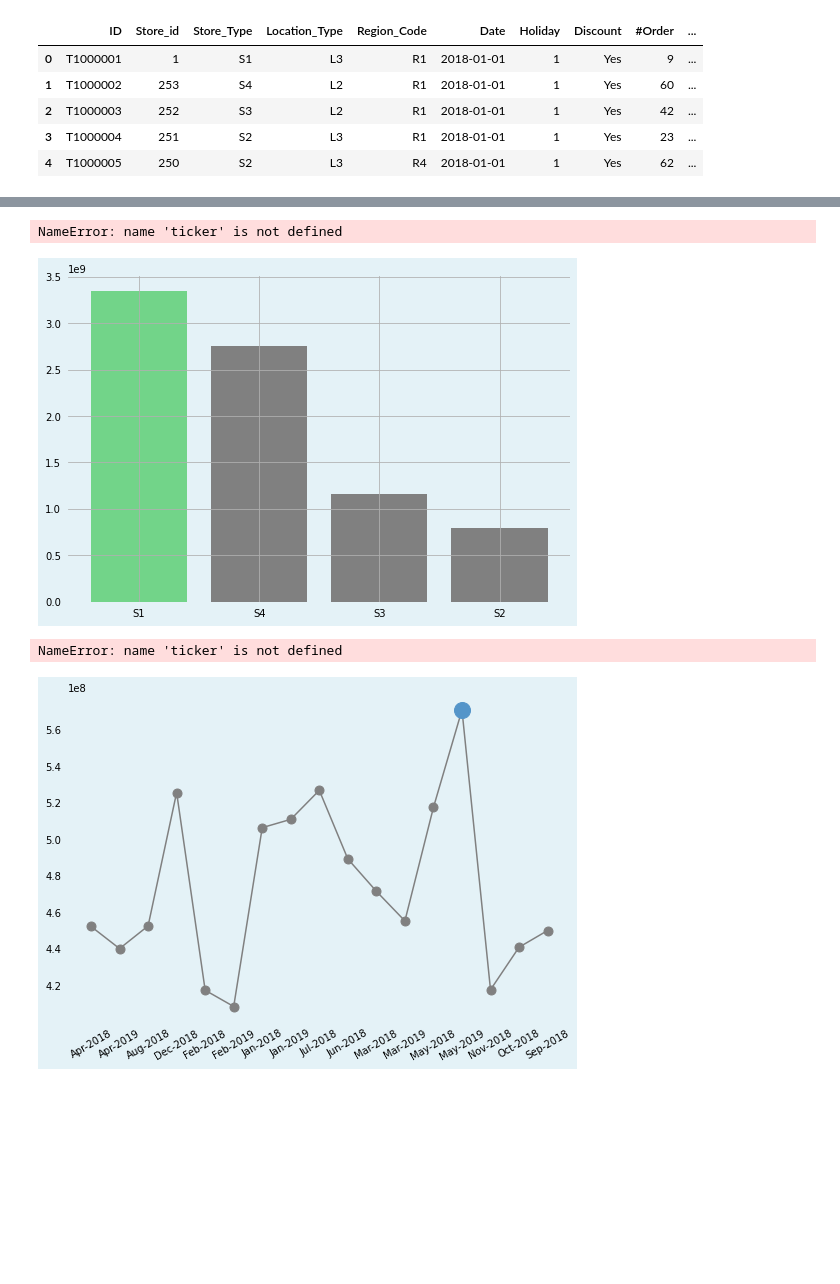
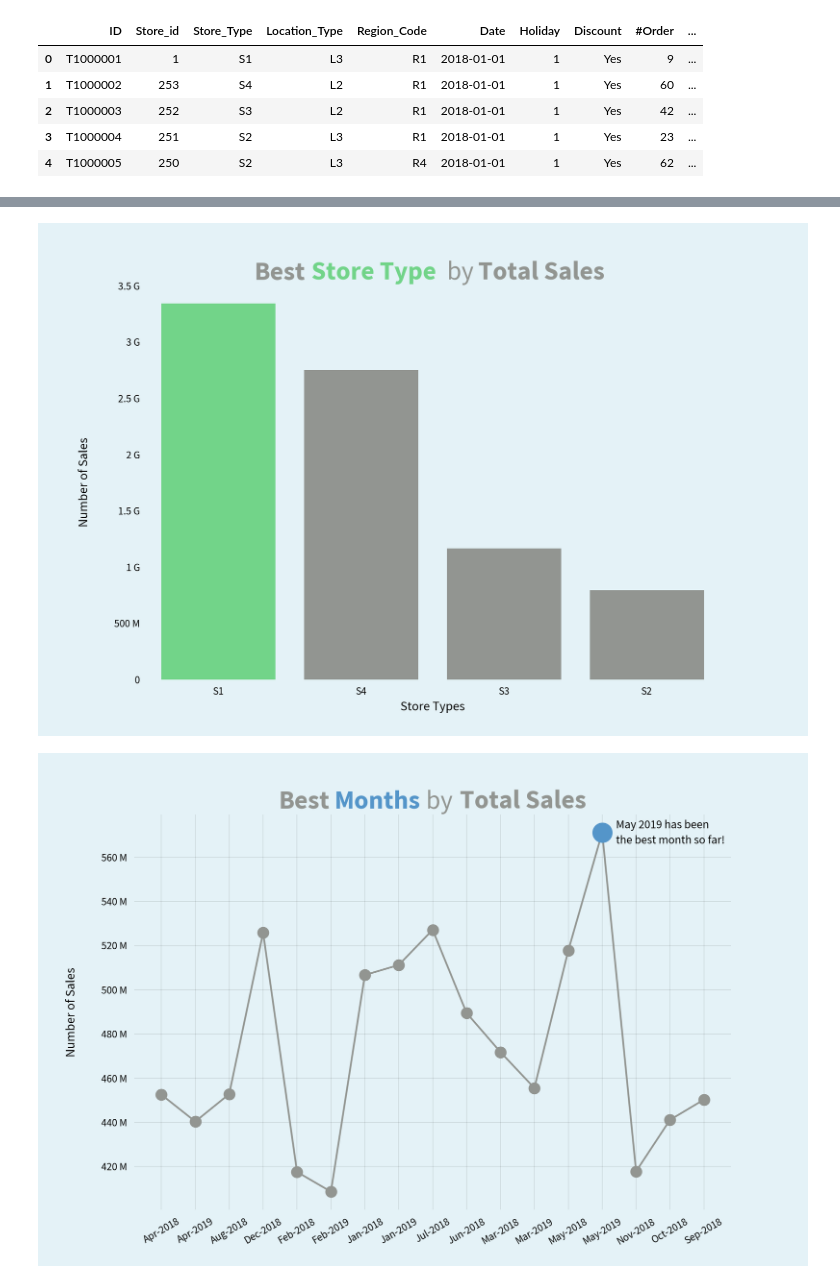
Before and after one commit to mah0055/T5_project_proposal, a Jupyter notebook: project_T5 .ipynb, the cells around one changed output, grey strips where cells are left out. Drawn from its saved outputs; the diff is of its cells as text; code cells hidden in the pictures; blank space fills up the shorter version.

```diff
--- a/project_T5 .ipynb
+++ b/project_T5 .ipynb
@@ -20,0 +133,8 @@ train.head()
+# %%
+# Since Categorical columns are present, let's see to convert but before that let's notice the mutual info scores.
+# Converting dates to datatime
+train_set['Date'] = pd.to_datetime(train_set['Date'])
+test_set['Date'] = pd.to_datetime(test_set['Date'])
+
+
+test_set.info() #head(10)
@@ -20,0 +157,7 @@ train.head()
+# %%
+# Replacing dates with days from init
+latest = train_set['Date'].max()
+oldest = train_set['Date'].min()
+
+train_set['Days'] = (train_set['Date'] - oldest).dt.days
+train_set.tail(10)
@@ -21,6 +328,6 @@ train.head()
 # %%
 # Rename the values on "Discount"
-train['Discount'] = train['Discount'].map({'Yes': 1, 'No': 0})
+train_set['Discount'] = train_set['Discount'].map({'Yes': 1, 'No': 0})
 # %%
 # Data types
 print('Data type per variable:')
@@ -40,7 +348,7 @@ Sales            float64
 dtype: object
 # %%
 # Changing data types
-train[['Store_id', 'Holiday', 'Discount']] = train[['Store_id', 'Holiday', 'Discount']].astype(object)
-train['Date'] = pd.to_datetime(train.Date)
+train_set[['Store_id', 'Holiday', 'Discount']] = train_set[['Store_id', 'Holiday', 'Discount']].astype(object)
+train_set['Date'] = pd.to_datetime(train_set.Date)
 # %%
 # Do we have duplicates?
@@ -111,6 +416,6 @@ findfont: Font family ['Source Sans Pro'] not found. Falling back to DejaVu Sans
 # %%
 # Which are the best store types (by number of sales)?
-best_store_type = train.groupby(['Store_Type'], as_index=False)['Sales'].sum()
+best_store_type = train_set.groupby(['Store_Type'], as_index=False)['Sales'].sum()
 best_store_type = best_store_type.sort_values('Sales', ascending = False)
 best_store_type['Store_Type'] = best_store_type['Store_Type'].astype(str)
 
@@ -138,7 +443,7 @@ for i in ['top', 'bottom', 'left', 'right']:
 plt.grid(b=None)
 
 # Setting thousands with k
-ax.yaxis.set_major_formatter(ticker.EngFormatter())
+ax.yaxis.set_major_formatter(mticker.EngFormatter())
 
 # Y axis position
 ax.spines['left'].set_position(('data', -0.5))
@@ -159,11 +464,10 @@ plt.text(1.82, 3555000000,"Total Sales", size=22, color="grey", fontweight="bold
 # Author
 plt.text(22.5, -5000000, "@miguelfzzz", fontsize=11, ha="right", color='grey');
 # %% [output]
-NameError: name 'ticker' is not defined
-[figure, old version]
+[figure, new version]
 # %%
 #Best months by sells
-best_month = train.copy()
+best_month = train_set.copy()
 best_month['Month'] = best_month['Date'].apply(lambda x: x.strftime('%b-%Y'))
 best_month = best_month.groupby(['Month'], as_index=False)['Sales'].sum()
 
@@ -182,33 +486,32 @@ plt.xticks(rotation=30)
 # Remove ticks
 ax.xaxis.set_ticks_position('none')
 ax.yaxis.set_ticks_position('none')
 
 # Remove axes splines
 for i in ['top', 'bottom', 'left', 'right']:
     ax.spines[i].set_visible(False)
 
 # Setting thousands with k
-ax.yaxis.set_major_formatter(ticker.EngFormatter())
+ax.yaxis.set_major_formatter(mticker.EngFormatter())
 
 # Font
 mpl.rcParams['font.family'] = 'Source Sans Pro'
 
 # Labels titles
 plt.ylabel('Number of Sales', fontsize=11, labelpad=20)
 
 # Annotations
 plt.text(13.4, 573000000, "May 2019 has been", size=10)
 plt.text(13.4, 566000000, "the best month so far!", size=10)
 
 
 # Title
 plt.text(3.45, 582000000, "Best", size=22, color="grey", fontweight="bold")
 plt.text(5.1, 582000000, "Months", size=22, color="#5495c9", fontweight="bold")
 plt.text(7.8, 582000000, "by", size=22, color="grey")
 plt.text(8.8, 582000000,"Total Sales", size=22, color="grey", fontweight="bold")
 
 # Author
 plt.text(38, 43000, "@miguelfzzz", fontsize=11, ha="right", color='grey');
 # %% [output]
-NameError: name 'ticker' is not defined
-[figure, old version]
+[figure, new version]
```
Also changed, not shown: parts of 51 cells of this notebook.
